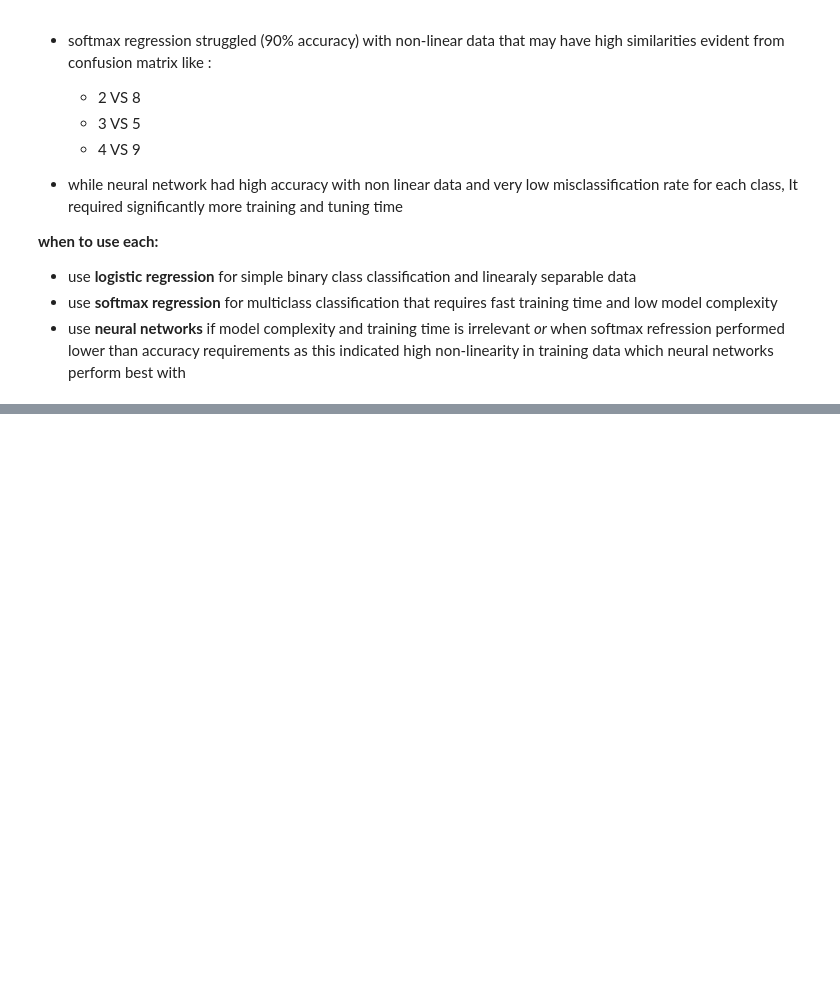
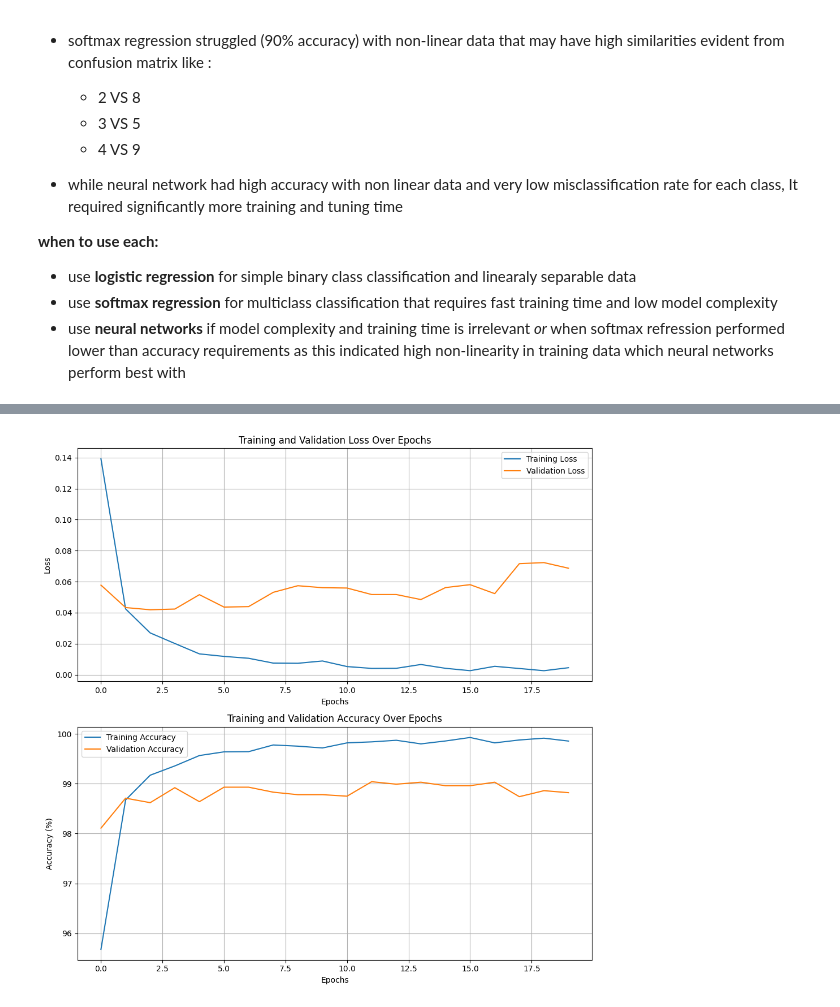
Before and after one commit to RoberRamzy/Linear-Models-Deep-Networks, a Jupyter notebook: classifier.ipynb, the cells around one changed output, grey strips where cells are left out. Saved outputs shown, nothing was run; the diff lists cells and outputs as text; code cells hidden in the pictures; blank space fills up the shorter version.

```diff
--- a/classifier.ipynb
+++ b/classifier.ipynb
@@ -564,3 +601,21 @@ Epoch [12/12], Train Loss: 0.0184, Train Acc: 99.52%, Val Loss: 0.0648, Val Acc:
+# %%
+
+model.eval()
+
+test_correct = 0
+test_total = 0
+with torch.no_grad():
+    for images, labels in test:
+        images = images.to(device)
+        labels = labels.to(device)
+        outputs = model(images)
+        l = loss(outputs, labels)
+        val_running_loss += l.item()
+        _, predicted = torch.max(outputs.data, 1)
+        test_total += labels.size(0)
+        test_correct += (predicted == labels).sum().item()
+final_test_accuracy = 100 * test_correct / test_total
+print(f"Final Test Accuracy: {final_test_accuracy:.2f}%")
 # %%
 import matplotlib.pyplot as plt
 
@@ -1125,0 +1351,28 @@ Part D: Advanced Techniques
+# %%
+import matplotlib.pyplot as plt
+
+fig, (ax1, ax2) = plt.subplots(2, 1, figsize=(10, 10))
+
+# Plot 1: Training & Validation Loss
+ax1.plot(train_loss_history, label='Training Loss')
+ax1.plot(val_loss_history, label='Validation Loss')
+ax1.set_xlabel('Epochs')
+ax1.set_ylabel('Loss')
+ax1.set_title('Training and Validation Loss Over Epochs')
+ax1.legend()
+ax1.grid(True)
+
+# Plot 2: Training & Validation Accuracy
+ax2.plot(train_acc_history, label='Training Accuracy')
+ax2.plot(val_acc_history, label='Validation Accuracy')
+ax2.set_xlabel('Epochs')
+ax2.set_ylabel('Accuracy (%)')
+ax2.set_title('Training and Validation Accuracy Over Epochs')
+ax2.legend()
+ax2.grid(True)
+
+
+plt.tight_layout() # Adjust layout to prevent overlap
+plt.show()
+# %% [output]
+[figure, added]
```
Also changed, not shown: parts of 11 cells of this notebook.
